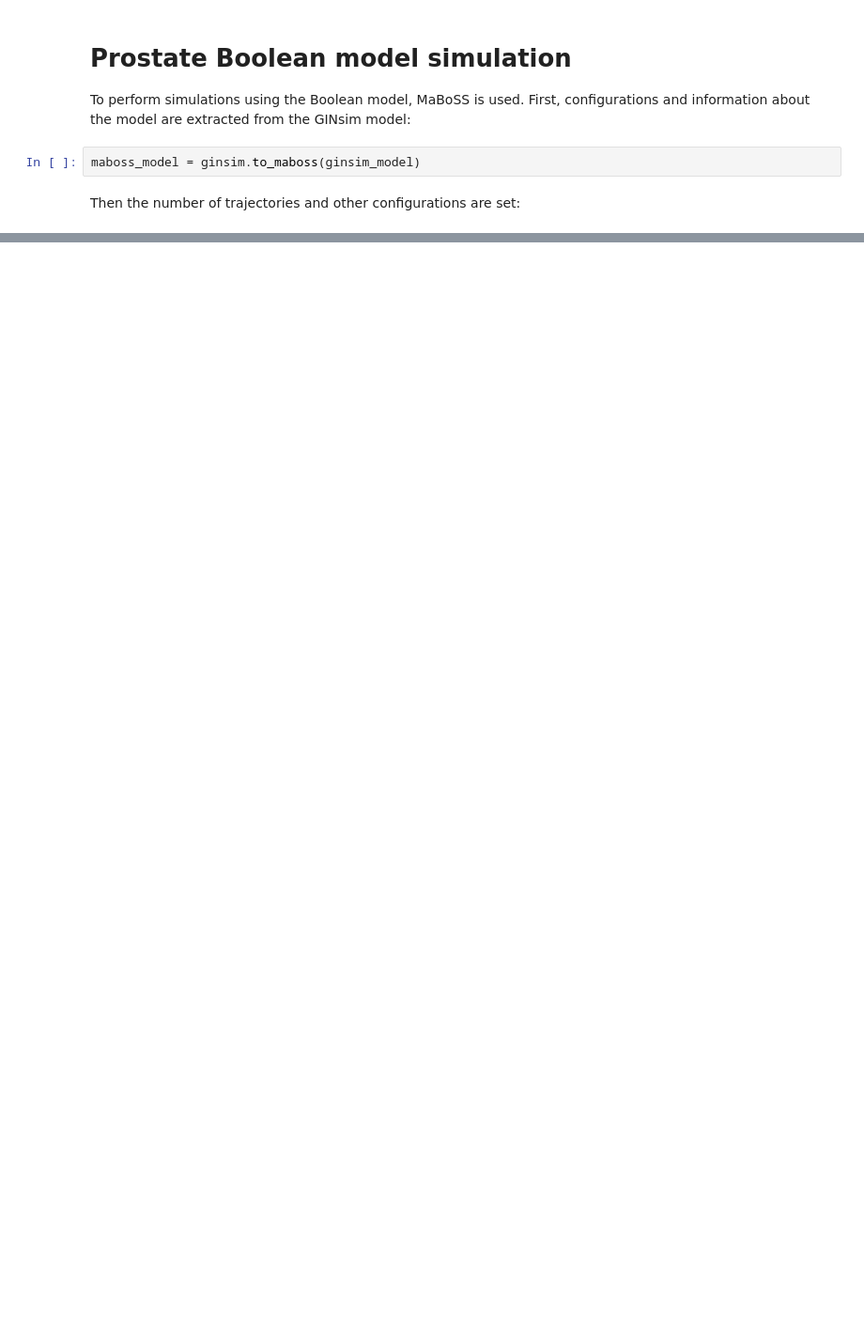
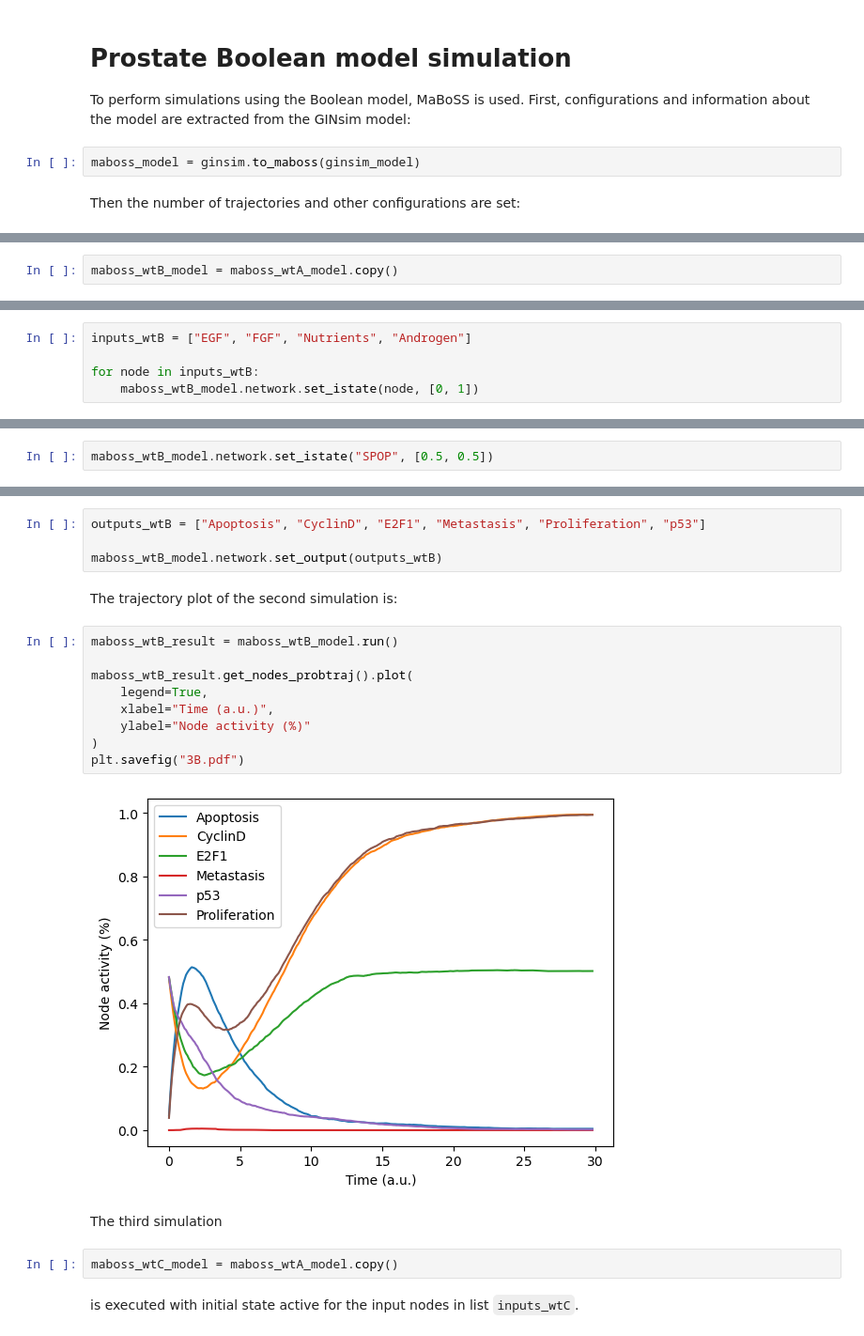
Before and after one commit to mirasac/intrdata, a Jupyter notebook: first/Marco_Casari_first_part.ipynb, the cells around one changed output, grey strips where cells are left out. Shown at 94% size. Saved outputs shown, nothing was run; the diff lists cells and outputs as text; blank space fills up the shorter version.

```diff
--- a/first/Marco_Casari_first_part.ipynb
+++ b/first/Marco_Casari_first_part.ipynb
@@ -260,0 +267,2 @@ maboss_wt_result.get_nodes_probtraj().plot(
+# %%
+maboss_wtB_model = maboss_wtA_model.copy()
@@ -260,0 +271,5 @@ maboss_wt_result.get_nodes_probtraj().plot(
+# %%
+inputs_wtB = ["EGF", "FGF", "Nutrients", "Androgen"]
+
+for node in inputs_wtB:
+    maboss_wtB_model.network.set_istate(node, [0, 1])
@@ -260,0 +278,2 @@ maboss_wt_result.get_nodes_probtraj().plot(
+# %%
+maboss_wtB_model.network.set_istate("SPOP", [0.5, 0.5])
@@ -260,0 +282,23 @@ maboss_wt_result.get_nodes_probtraj().plot(
+# %%
+outputs_wtB = ["Apoptosis", "CyclinD", "E2F1", "Metastasis", "Proliferation", "p53"]
+
+maboss_wtB_model.network.set_output(outputs_wtB)
+# %% [markdown]
+The trajectory plot of the second simulation is:
+# %%
+maboss_wtB_result = maboss_wtB_model.run()
+
+maboss_wtB_result.get_nodes_probtraj().plot(
+    legend=True,
+    xlabel="Time (a.u.)",
+    ylabel="Node activity (%)"
+)
+plt.savefig("3B.pdf")
+# %% [output]
+[figure, added]
+# %% [markdown]
+The third simulation
+# %%
+maboss_wtC_model = maboss_wtA_model.copy()
+# %% [markdown]
+is executed with initial state active for the input nodes in list `inputs_wtC`.
```
Also changed, not shown: parts of 34 cells of this notebook, 3 other files.
